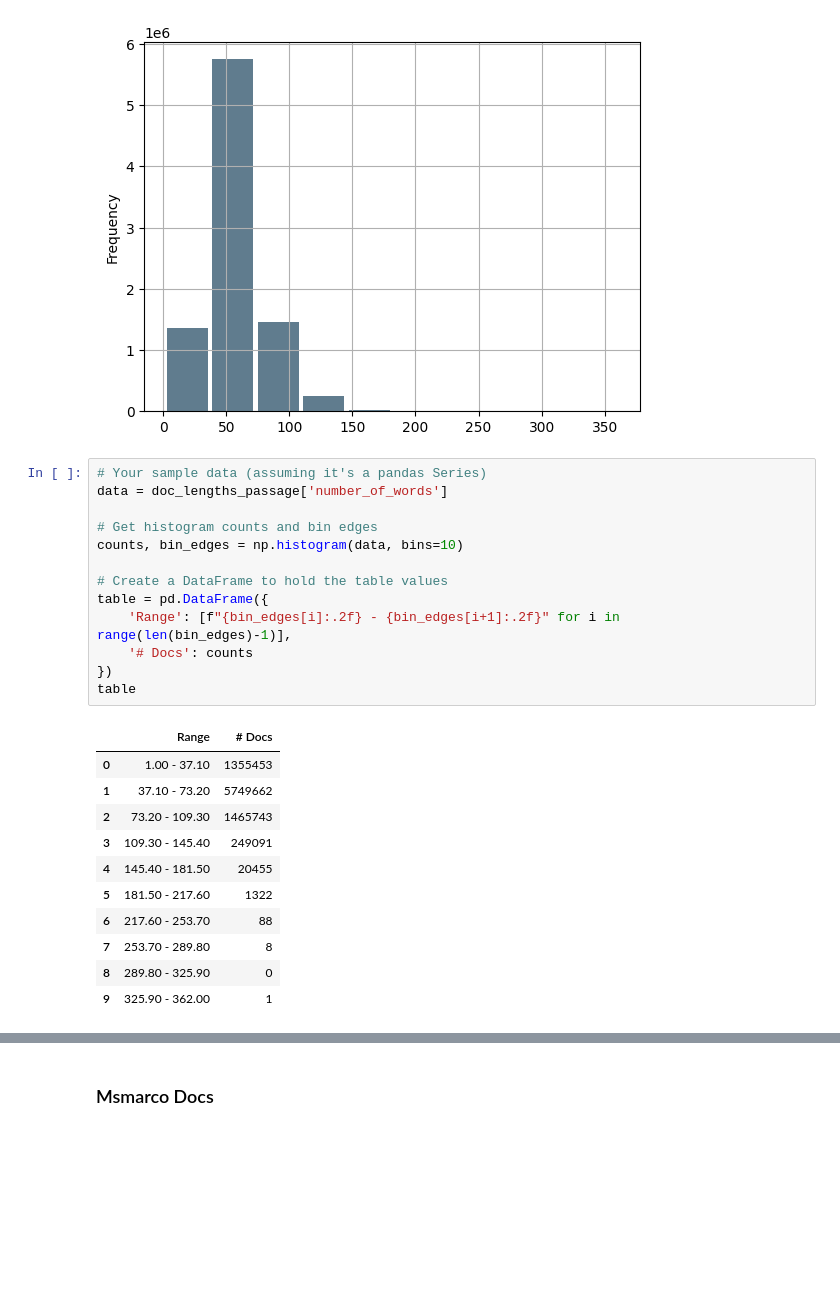
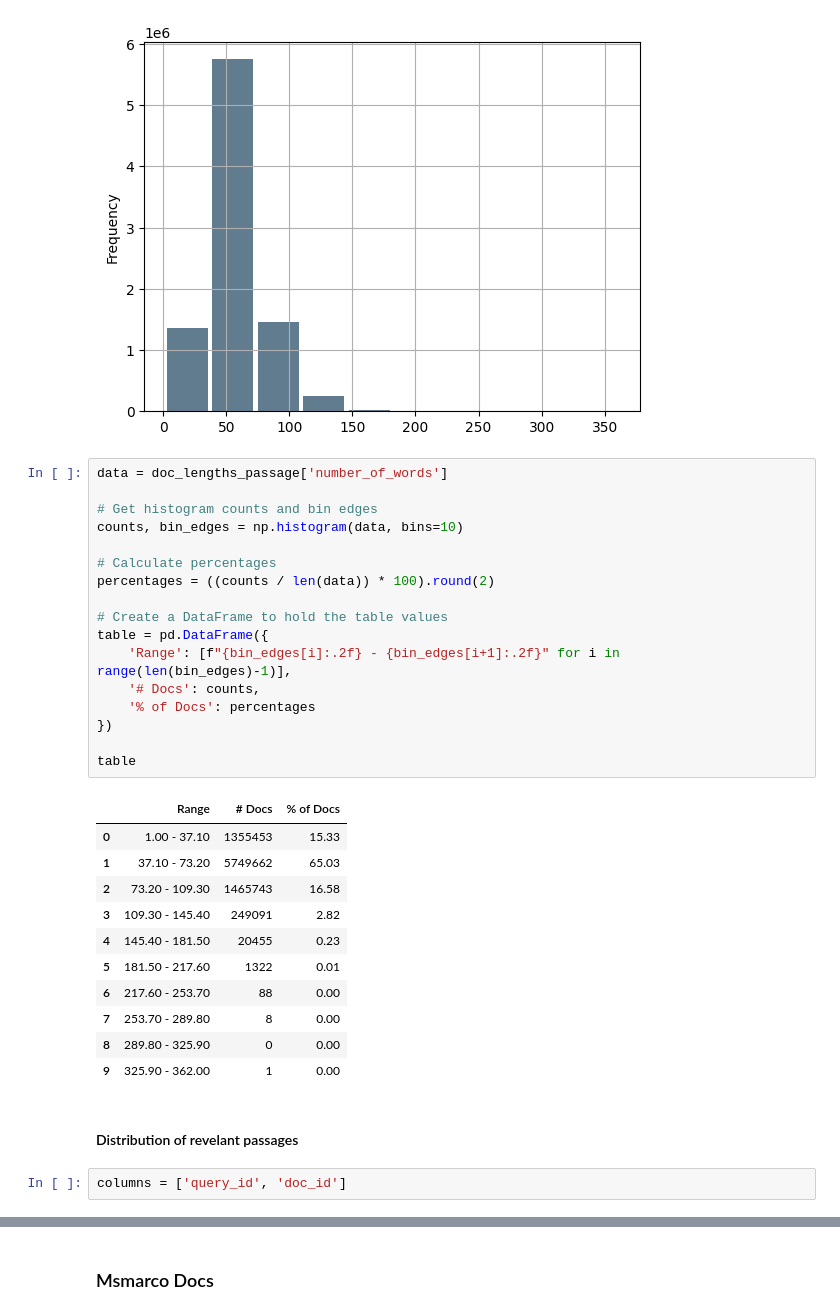
Before and after one commit to slawekgarcarz/ColBERT, a Jupyter notebook: src/utils/doc_lengths.ipynb, the cells around one changed output, grey strips where cells are left out. Saved outputs shown, nothing was run; the diff lists cells and outputs as text; blank space fills up the shorter version.

```diff
--- a/src/utils/doc_lengths.ipynb
+++ b/src/utils/doc_lengths.ipynb
@@ -14,27 +16,35 @@ doc_lengths_passage['number_of_words'].plot.hist(grid=True, bins=10, rwidth=0.9,
 <Axes: ylabel='Frequency'>
 [figure]
 # %%
-# Your sample data (assuming it's a pandas Series)
 data = doc_lengths_passage['number_of_words']
 
 # Get histogram counts and bin edges
 counts, bin_edges = np.histogram(data, bins=10)
 
+# Calculate percentages
+percentages = ((counts / len(data)) * 100).round(2)
+
 # Create a DataFrame to hold the table values
 table = pd.DataFrame({
     'Range': [f"{bin_edges[i]:.2f} - {bin_edges[i+1]:.2f}" for i in range(len(bin_edges)-1)],
-    '# Docs': counts
+    '# Docs': counts,
+    '% of Docs': percentages
 })
+
 table
 # %% [output]
-|  | Range | # Docs |
-| 0 | 1.00 - 37.10 | 1355453 |
-| 1 | 37.10 - 73.20 | 5749662 |
-| 2 | 73.20 - 109.30 | 1465743 |
-| 3 | 109.30 - 145.40 | 249091 |
-| 4 | 145.40 - 181.50 | 20455 |
-| 5 | 181.50 - 217.60 | 1322 |
-| 6 | 217.60 - 253.70 | 88 |
-| 7 | 253.70 - 289.80 | 8 |
-| 8 | 289.80 - 325.90 | 0 |
-| 9 | 325.90 - 362.00 | 1 |
+|  | Range | # Docs | % of Docs |
+| 0 | 1.00 - 37.10 | 1355453 | 15.33 |
+| 1 | 37.10 - 73.20 | 5749662 | 65.03 |
+| 2 | 73.20 - 109.30 | 1465743 | 16.58 |
+| 3 | 109.30 - 145.40 | 249091 | 2.82 |
+| 4 | 145.40 - 181.50 | 20455 | 0.23 |
+| 5 | 181.50 - 217.60 | 1322 | 0.01 |
+| 6 | 217.60 - 253.70 | 88 | 0.00 |
+| 7 | 253.70 - 289.80 | 8 | 0.00 |
+| 8 | 289.80 - 325.90 | 0 | 0.00 |
+| 9 | 325.90 - 362.00 | 1 | 0.00 |
+# %% [markdown]
+#### Distribution of revelant passages
+# %%
+columns = ['query_id', 'doc_id']
```
Also changed, not shown: parts of 22 cells of this notebook, 22 other files.
